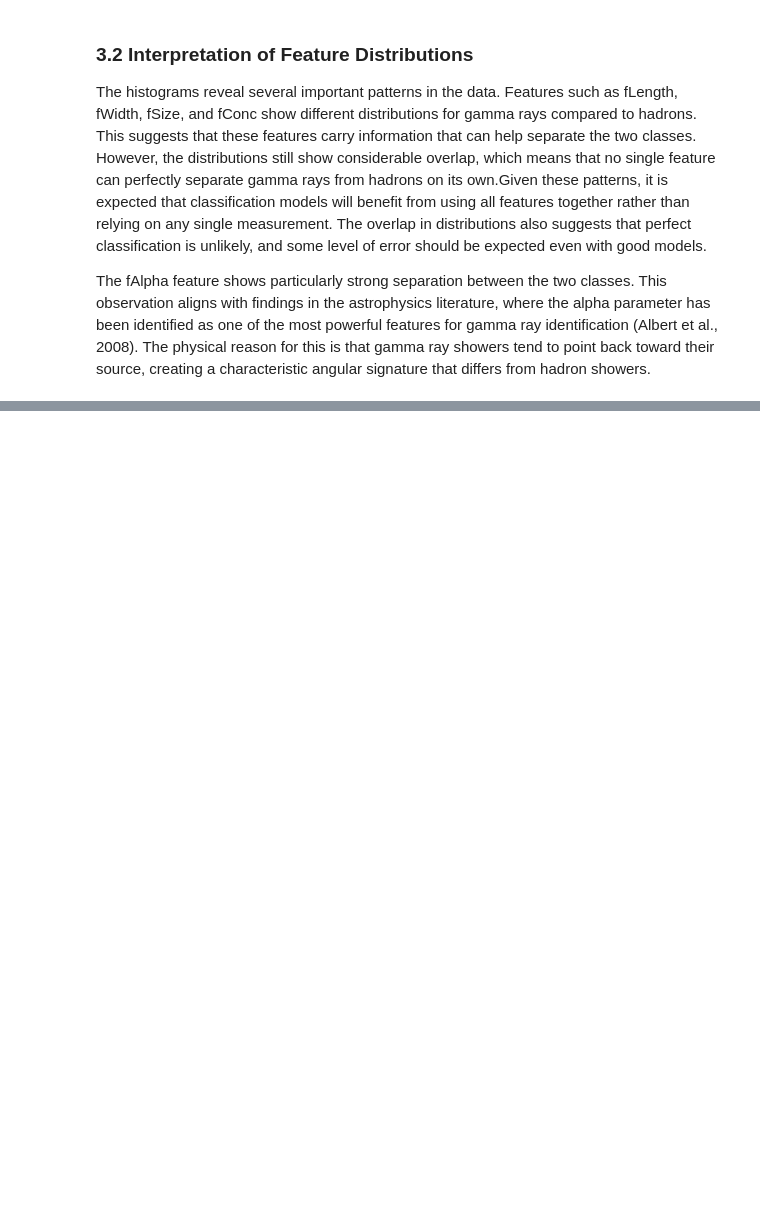
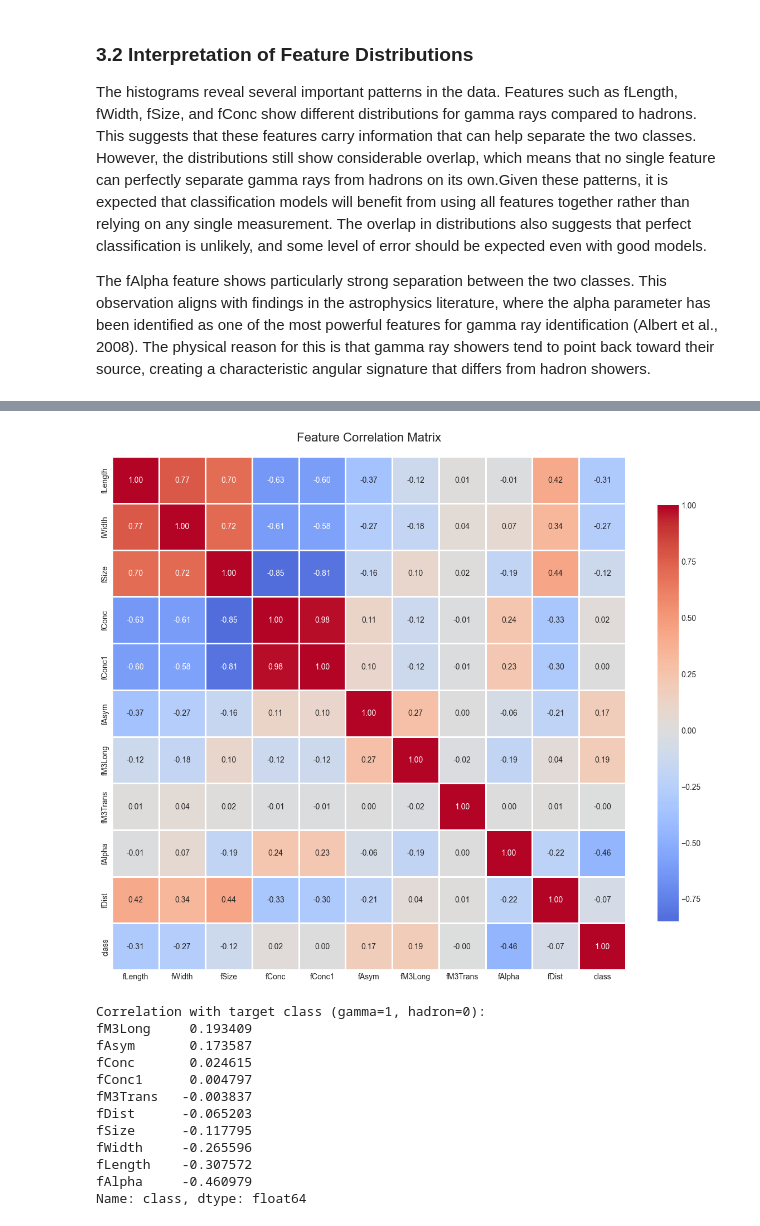
Before and after one commit to mwaniasam/Formative-1, a Jupyter notebook: Formative-1_Classical_ML_and_NN_from_Scratch/Assignment1_SamuelMwania.ipynb, the cells around one changed output, grey strips where cells are left out. Cells and saved outputs as stored; diff of their text form; code cells hidden in the pictures; blank space fills up the shorter version.

```diff
--- a/Formative-1_Classical_ML_and_NN_from_Scratch/Assignment1_SamuelMwania.ipynb
+++ b/Formative-1_Classical_ML_and_NN_from_Scratch/Assignment1_SamuelMwania.ipynb
@@ -51,6 +51,9 @@ Before building any models, it is necessary to load the dataset and examine its
 
 The code below loads the dataset directly from the UCI repository and assigns meaningful column names to each feature. After loading, basic statistics are computed to check for any unusual values or data quality issues.
 # %%
+# Enable inline plotting for Jupyter notebooks
+%matplotlib inline
+
 # Import required libraries
 import numpy as np
 import pandas as pd
@@ -65,6 +68,10 @@ warnings.filterwarnings('ignore')
 # Set style for consistent visualization
 plt.style.use('seaborn-v0_8-darkgrid')
 sns.set_palette("husl")
+
+# Set default figure parameters for better display
+plt.rcParams['figure.dpi'] = 100
+plt.rcParams['savefig.dpi'] = 100
 # %%
 # Load the MAGIC Gamma Telescope dataset
 # Dataset available at: https://archive.ics.uci.edu/ml/datasets/MAGIC+Gamma+Telescope
@@ -151,0 +213,34 @@ Hastie, T., Tibshirani, R., & Friedman, J. (2009). The Elements of Statistical L
+# %%
+# Create correlation matrix
+# First encode the target variable numerically for correlation analysis
+df_numeric = df.copy()
+df_numeric['class'] = df_numeric['class'].map({'g': 1, 'h': 0})
+
+# Compute correlation matrix
+correlation_matrix = df_numeric.corr()
+
+# Create heatmap
+fig, ax = plt.subplots(figsize=(12, 10))
+sns.heatmap(correlation_matrix, annot=True, fmt='.2f', cmap='coolwarm',
+            center=0, square=True, linewidths=1, cbar_kws={"shrink": 0.8})
+ax.set_title('Feature Correlation Matrix', fontsize=16, pad=20)
+plt.tight_layout()
+plt.show()
+
+# Display correlations with target variable
+print("Correlation with target class (gamma=1, hadron=0):")
+print(correlation_matrix['class'].sort_values(ascending=False).drop('class'))
+# %% [output]
+[figure, added]
+Correlation with target class (gamma=1, hadron=0):
+fM3Long     0.193409
+fAsym       0.173587
+fConc       0.024615
+fConc1      0.004797
+fM3Trans   -0.003837
+fDist      -0.065203
+fSize      -0.117795
+fWidth     -0.265596
+fLength    -0.307572
+fAlpha     -0.460979
+Name: class, dtype: float64
```
Also changed, not shown: parts of 16 cells of this notebook.
